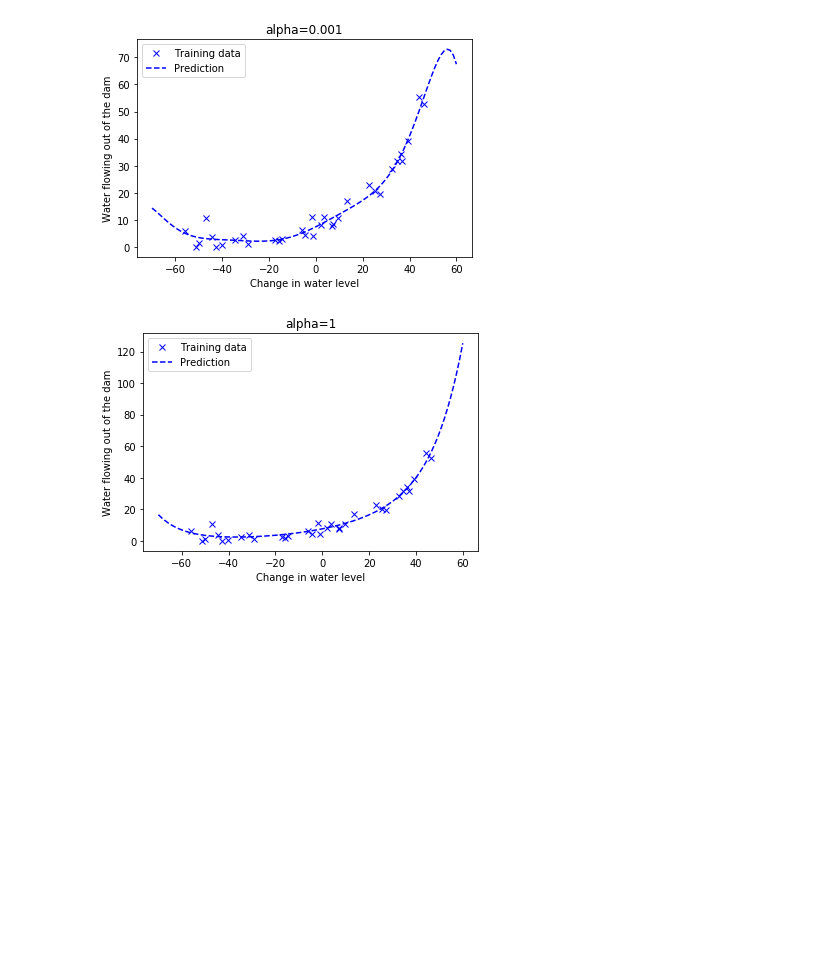
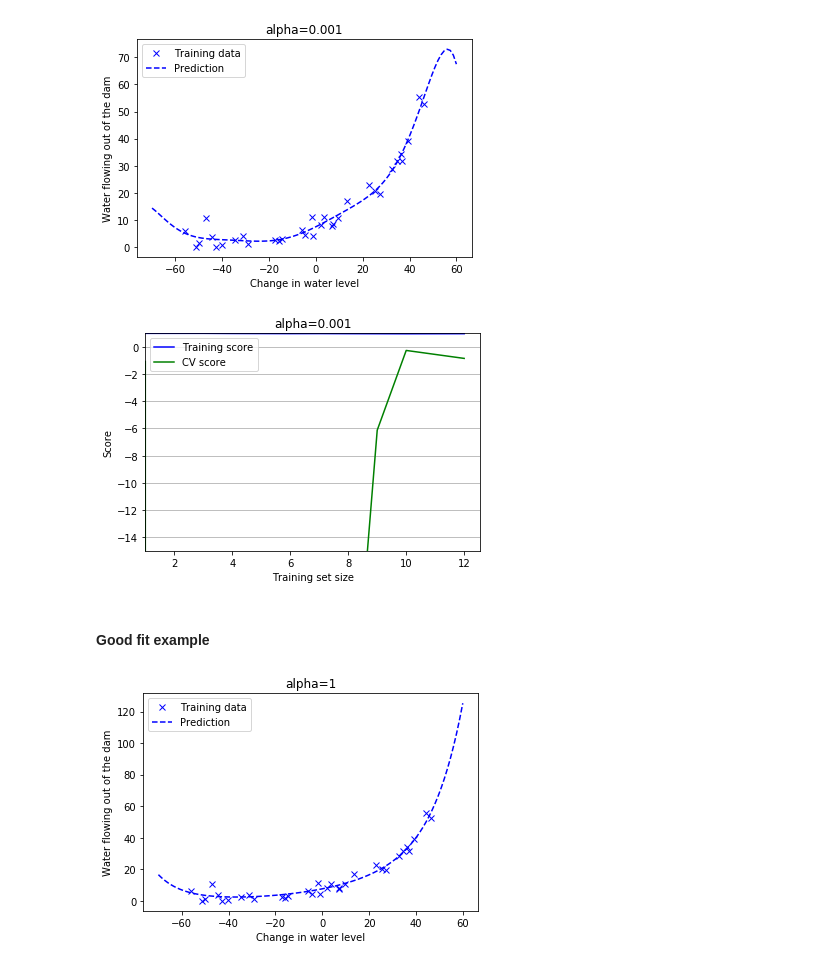
Before and after one commit to krasserm/machine-learning-notebooks, a Jupyter notebook: ml-ex5.ipynb, the cells around one changed output. Saved outputs shown, nothing was run; the diff lists cells and outputs as text; code cells hidden in the pictures; blank space fills up the shorter version.

```diff
--- a/ml-ex5.ipynb
+++ b/ml-ex5.ipynb
@@ -85,0 +136,10 @@ scaler = StandardScaler()
+# %%
+# Creates a linear regressor with given regularization strength alpha.
+# Ploynomial features of degree 8 are added and scaled before running
+# regulaized linear regression.
+def regressor(alpha):
+    return Pipeline(steps=[
+        ('poly', PolynomialFeatures(degree=8)),
+        ('scaler', StandardScaler()),
+        ('lreg', Ridge(alpha=alpha))
+    ])
@@ -86,12 +148,20 @@ scaler = StandardScaler()
 # %%
-# Polynomial regression with with regularization (alpha=0.001)
-lreg_poly_0 = Pipeline(steps=[('poly', poly), ('scaler', scaler), ('lreg', Ridge(alpha=0.001))])
-lreg_poly_0.fit(X_train, y_train)
+alpha = 0.001
+
+model = regressor(alpha=alpha)
+model.fit(X_train, y_train)
 
 X_pred = np.linspace(-70, 60, 100).reshape(-1,1)
-y_pred = lreg_poly_0.predict(X_pred)
+y_pred = model.predict(X_pred)
 
-plot_training_and_prediction_data(X_train, y_train, X_pred, y_pred, 'alpha=0.001')
+plot_training_and_prediction_data(X_train, y_train, X_pred, y_pred, f'alpha={alpha}')
 # %% [output]
 [figure]
+# %%
+train_sizes, train_scores, cv_scores = compute_learning_curves(model, X_train, y_train, cv_size=21)
+plot_learning_curves(train_sizes, train_scores, cv_scores, y_min=-15, title=f'alpha={alpha}')
+# %% [output]
+[figure, added]
+# %% [markdown]
+#### Good fit example
 # %%
```
Also changed, not shown: parts of 34 cells of this notebook.
